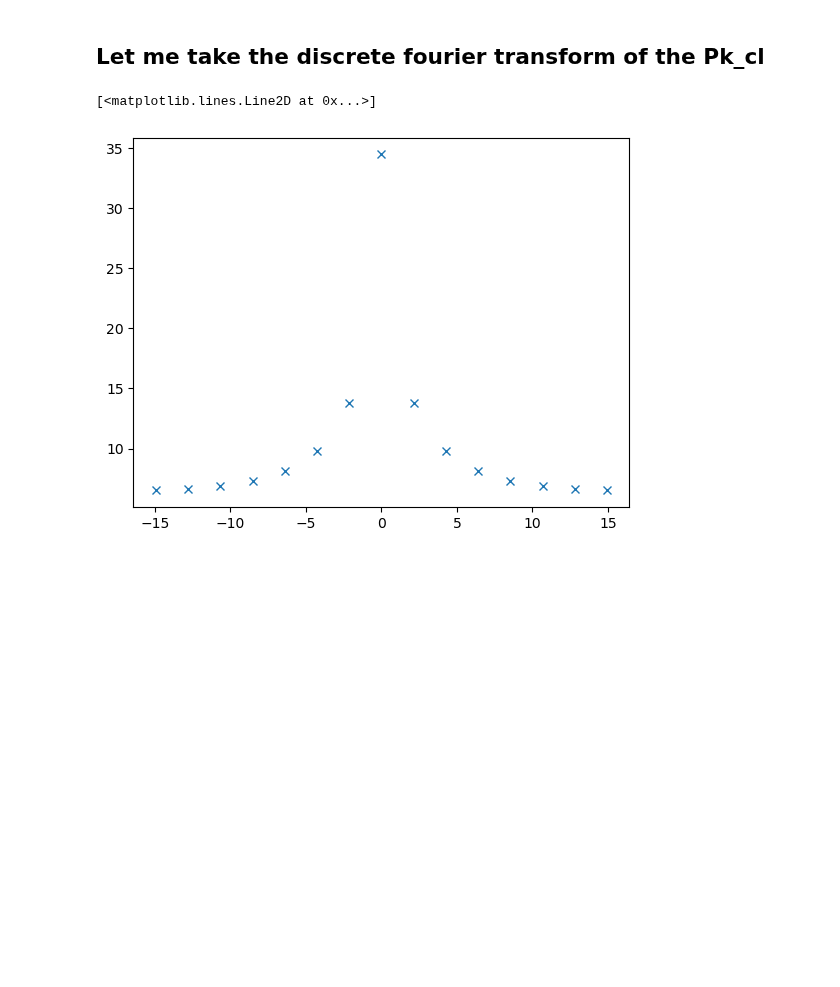
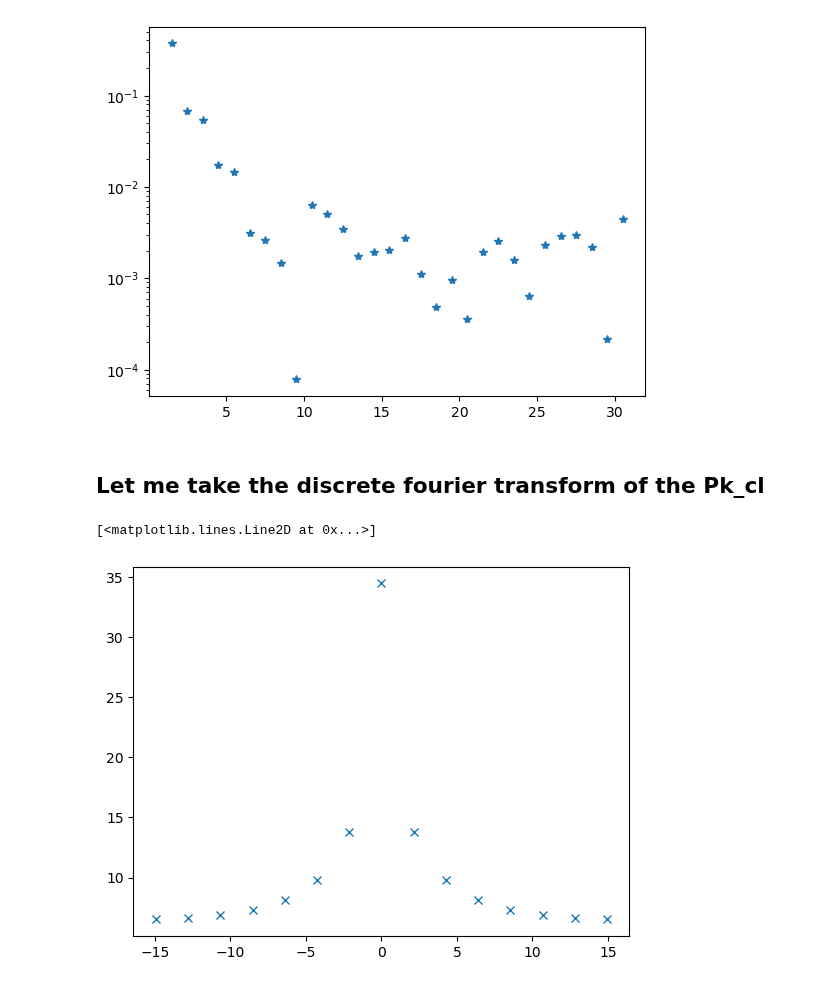
Before and after one commit to VibinRam/DP2, a Jupyter notebook: Codes/Clustering_simulation/GonzNuevoCheck.ipynb, the cells around one changed output. Drawn from its saved outputs; the diff is of its cells as text; code cells hidden in the pictures; blank space fills up the shorter version.

```diff
--- a/Codes/Clustering_simulation/GonzNuevoCheck.ipynb
+++ b/Codes/Clustering_simulation/GonzNuevoCheck.ipynb
@@ -194,3 +199,8 @@ ax.legend()
+# %%
+plt.plot(r_mid, abs(Xi_GN), '*', label = r"Xi_GN_data with $P(k) = k^{{-{}}}$".format(delta_of_k))
+plt.yscale('log')
+# %% [output]
+[figure, added]
 # %% [markdown]
 ## Let me take the discrete fourier transform of the Pk_cl
 # %%
```
Also changed, not shown: parts of 2 cells of this notebook, 1 other file.
